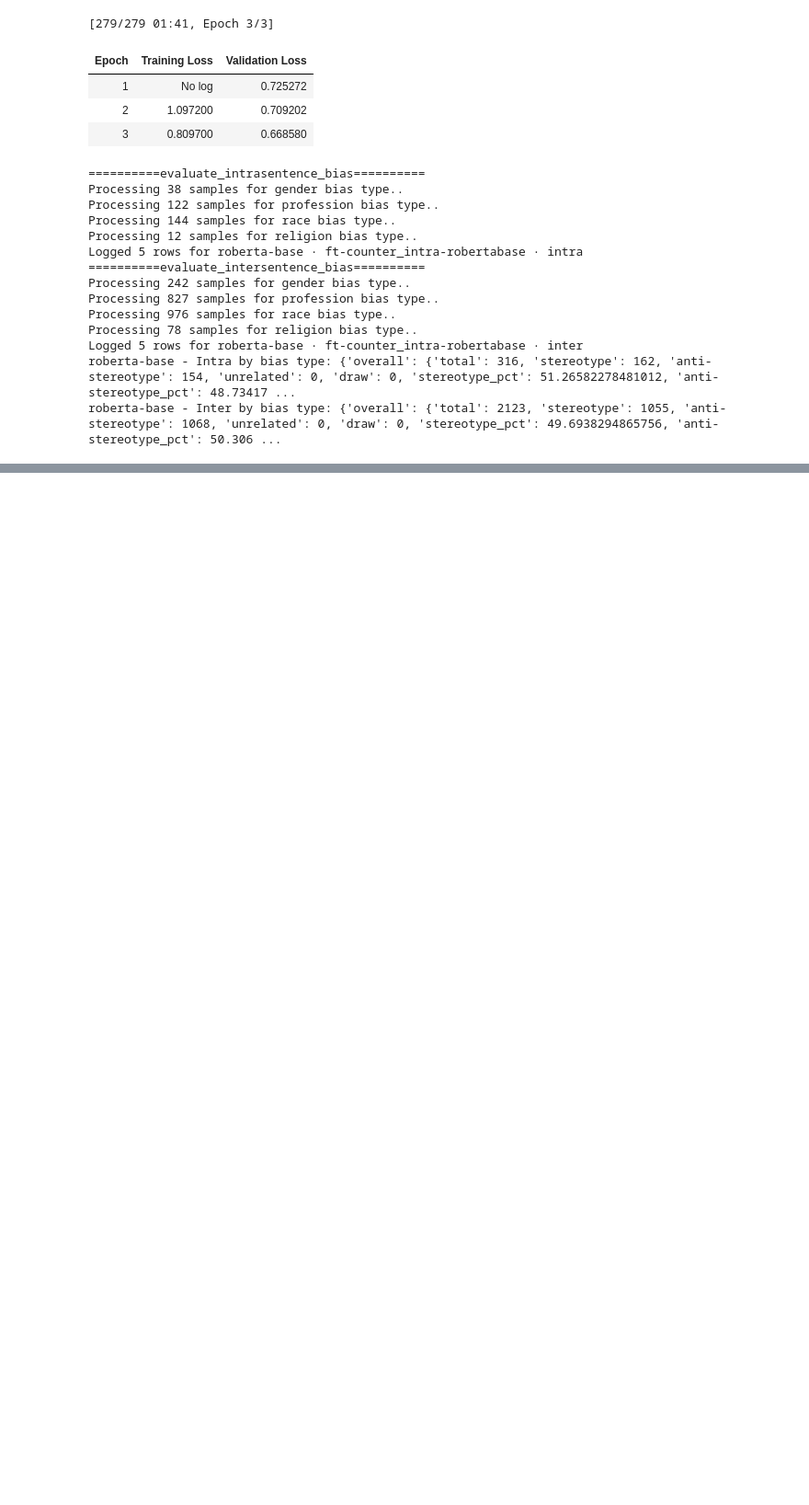
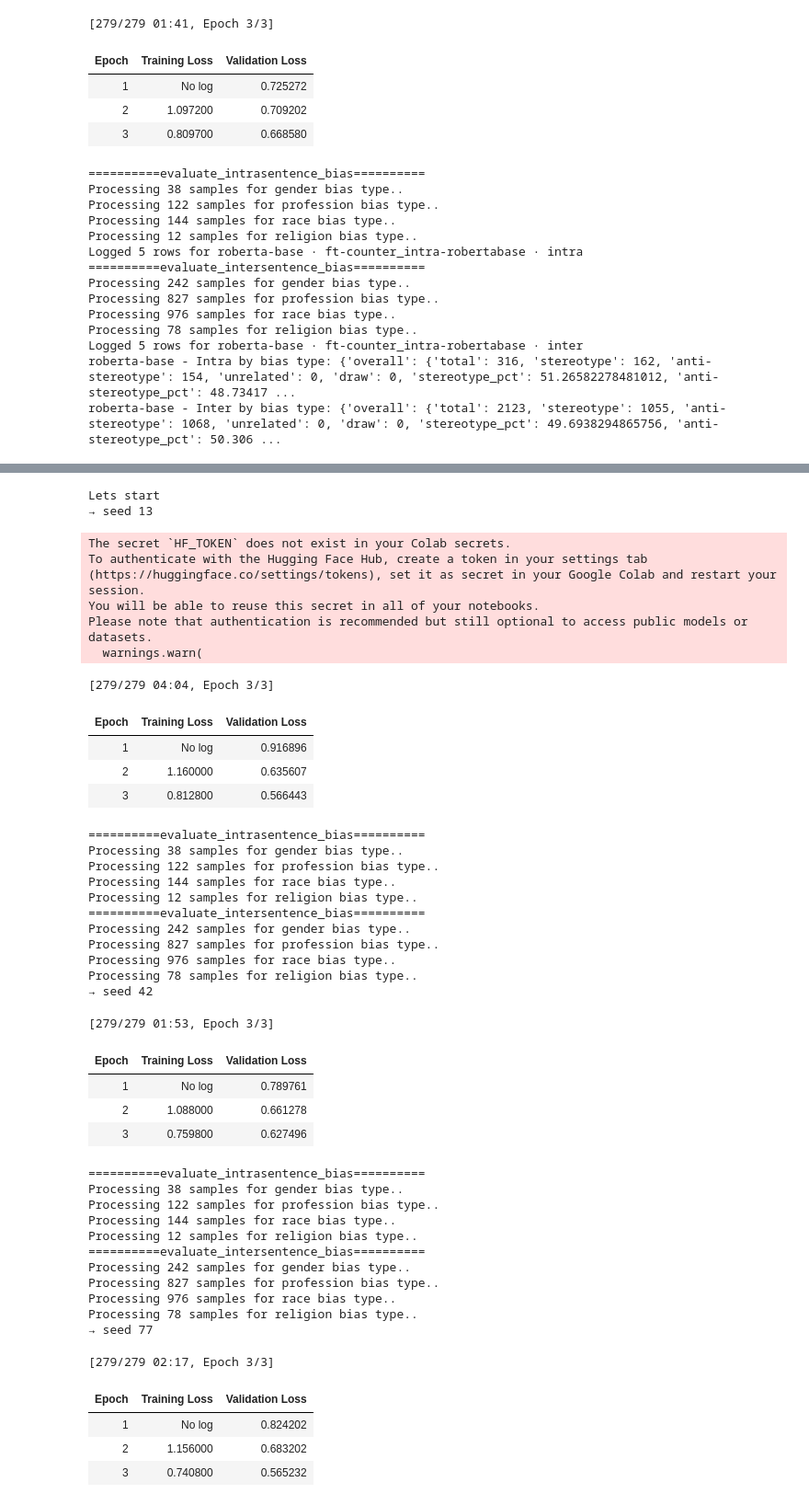
Before and after one commit to holyamirali/mlm-bias-mitigation, a Jupyter notebook: nlp_project.ipynb, the cells around one changed output, grey strips where cells are left out. Shown at 92% size. Saved outputs shown, nothing was run; the diff lists cells and outputs as text; code cells hidden in the pictures; blank space fills up the shorter version.

Commit message:
Added support for 3-seed evaluation loop

```diff
--- a/nlp_project.ipynb
+++ b/nlp_project.ipynb
@@ -896,0 +1203,62 @@ datetime.utcnow().isoformat(timespec="seconds")
+# %%
+print("Lets start")
+multi_seed_average(
+    model_name = "roberta-base",
+    technique = "ft-counter",
+    intra_data = intrasentence_data,
+    inter_data = intersentence_data,
+    build_mlm_dataset_fn = build_mlm_dataset_from_examples,
+    fine_tune_fn = fine_tune_mlm,
+    evaluate_fn = evaluate_by_bias_type,
+    evaluate_intrasentence_bias_fn = evaluate_intrasentence_bias,
+    evaluate_intersentence_bias_fn = evaluate_intersentence_bias,
+    ft_output_dir = FINETUNED_ROBERTABASE_OUTPUT_DIR,
+    seeds=(13, 42, 77),
+    log_to_file = True,
+)
+print("DONE!")
+# %% [output]
+Lets start
+→ seed 13
+The secret `HF_TOKEN` does not exist in your Colab secrets.
+To authenticate with the Hugging Face Hub, create a token in your settings tab (https://huggingface.co/settings/tokens), set it as secret in your Google Colab and restart your session.
+You will be able to reuse this secret in all of your notebooks.
+Please note that authentication is recommended but still optional to access public models or datasets.
+  warnings.warn(
+[279/279 04:04, Epoch 3/3]
+| Epoch | Training Loss | Validation Loss |
+| 1 | No log | 0.916896 |
+| 2 | 1.160000 | 0.635607 |
+| 3 | 0.812800 | 0.566443 |
+==========evaluate_intrasentence_bias==========
+Processing 38 samples for gender bias type..
+Processing 122 samples for profession bias type..
+Processing 144 samples for race bias type..
+Processing 12 samples for religion bias type..
+==========evaluate_intersentence_bias==========
+Processing 242 samples for gender bias type..
+Processing 827 samples for profession bias type..
+Processing 976 samples for race bias type..
+Processing 78 samples for religion bias type..
+→ seed 42
+[279/279 01:53, Epoch 3/3]
+| Epoch | Training Loss | Validation Loss |
+| 1 | No log | 0.789761 |
+| 2 | 1.088000 | 0.661278 |
+| 3 | 0.759800 | 0.627496 |
+==========evaluate_intrasentence_bias==========
+Processing 38 samples for gender bias type..
+Processing 122 samples for profession bias type..
+Processing 144 samples for race bias type..
+Processing 12 samples for religion bias type..
+==========evaluate_intersentence_bias==========
+Processing 242 samples for gender bias type..
+Processing 827 samples for profession bias type..
+Processing 976 samples for race bias type..
+Processing 78 samples for religion bias type..
+→ seed 77
+[279/279 02:17, Epoch 3/3]
+| Epoch | Training Loss | Validation Loss |
+| 1 | No log | 0.824202 |
+| 2 | 1.156000 | 0.683202 |
+| 3 | 0.740800 | 0.565232 |
```
Also changed, not shown: parts of 10 cells of this notebook.
